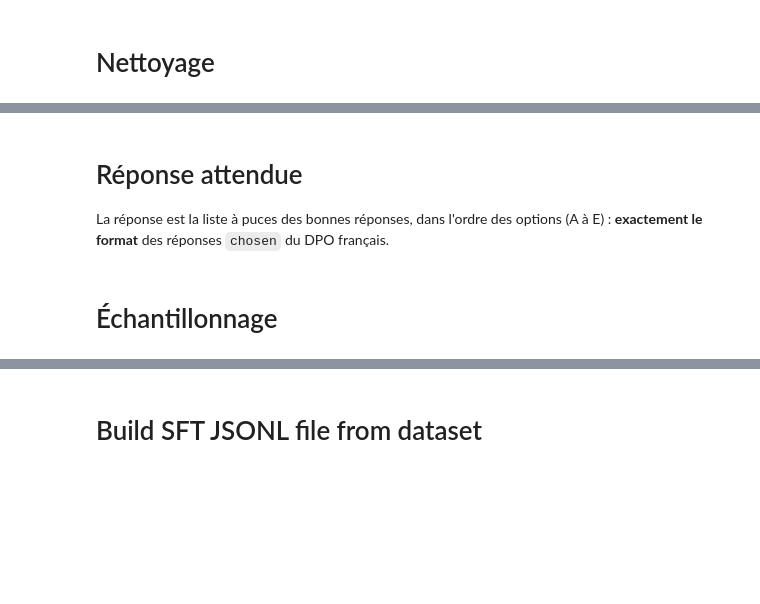
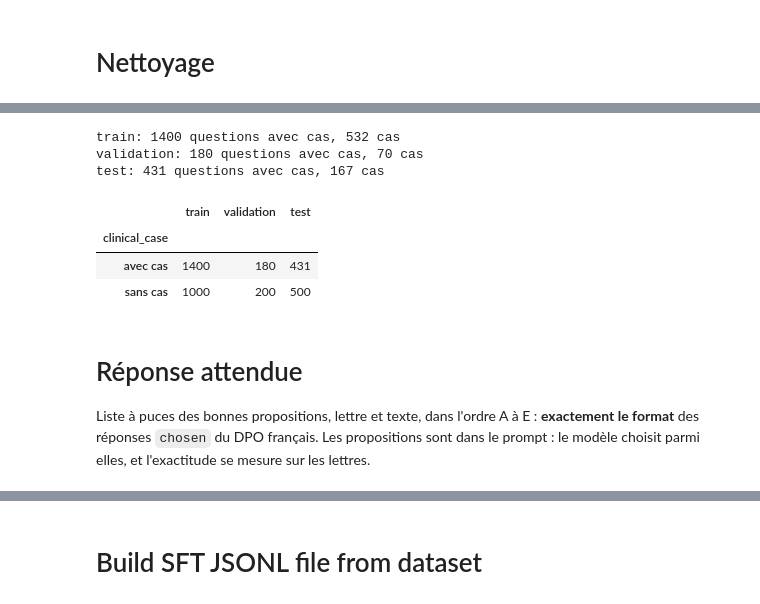
Before and after one commit to ObiYohan/AI_agent_for_medical_triage, a Jupyter notebook: notebook/data_prep_SFT_MediQAl_mcqm.ipynb, the cells around one changed output, grey strips where cells are left out. Saved outputs shown, nothing was run; the diff lists cells and outputs as text; code cells hidden in the pictures; blank space fills up the shorter version.

```diff
--- a/notebook/data_prep_SFT_MediQAl_mcqm.ipynb
+++ b/notebook/data_prep_SFT_MediQAl_mcqm.ipynb
@@ -66,14 +75,5 @@ for name, df in splits.items():
-# %%
-# Options « méta » qui renvoient aux autres options (« Aucune des propositions précédentes ») : sans la liste
-# complète, elles n'ont pas de sens. Même filtre que pour le DPO.
-META_OPTION = re.compile(
-    r"\b(?:propositions?|réponses?)\s+(?:ci-dessus|précédentes?|[A-E])\b"
-    r"|\b(?:aucune|toutes)\s+(?:les|des|de\s+ces)\s+(?:propositions|réponses)",
-    re.IGNORECASE,
-)
-
-for name, df in splits.items():
-    meta = df[OPTION_COLUMNS].apply(lambda col: col.str.contains(META_OPTION)).any(axis=1)
-    too_short = df[OPTION_COLUMNS].apply(lambda col: col.str.len() < MIN_OPTION_CHARS).any(axis=1)
-    splits[name] = df[~meta & ~too_short]
-    print(f"{name}: {meta.sum()} questions avec option méta, {too_short.sum()} avec option trop courte, {len(splits[name])} rows")
+# %%
+df = df.assign(**{col: df[col].map(clean_text, na_action="ignore") for col in ["clinical_case", "question"] + OPTION_COLUMNS})
+n_before = len(df)
+df = df.drop_duplicates(subset=["clinical_case", "question"] + OPTION_COLUMNS)
+print(f"{n_before} rows, {len(df)} après dédoublonnage")
@@ -79,0 +86,14 @@ for name, df in splits.items():
+# %%
+no_case = df[df["clinical_case"].isna()]
+no_case_splits = {name: no_case[no_case["official_split"] == name] for name in ["train", "validation", "test"]}
+
+held_out = pd.concat([no_case_splits["validation"]["question"], no_case_splits["test"]["question"]])
+no_case_splits["train"] = no_case_splits["train"][~no_case_splits["train"]["question"].isin(held_out)]
+no_case_splits["validation"] = no_case_splits["validation"][
+    ~no_case_splits["validation"]["question"].isin(no_case_splits["test"]["question"])
+]
+
+for name, size in {"train": N_TRAIN, "validation": N_VALIDATION, "test": N_TEST}.items():
+    n_before = len(no_case_splits[name])
+    no_case_splits[name] = no_case_splits[name].sample(n=min(size, n_before), random_state=SEED)
+    print(f"{name}: {n_before} questions sans cas, {len(no_case_splits[name])} gardées")
@@ -80,4 +108,24 @@ for name, df in splits.items():
+# %%
+with_case = assign_cases(df.dropna(subset=["clinical_case"]))
+with_case = with_case[with_case["usage"] == "sft"]
+case_splits = {name: with_case[with_case["split"] == name] for name in ["train", "validation", "test"]}
+for name, d in case_splits.items():
+    print(f"{name}: {len(d)} questions avec cas, {d['case_id'].nunique()} cas")
+# %% [output]
+train: 1400 questions avec cas, 532 cas
+validation: 180 questions avec cas, 70 cas
+test: 431 questions avec cas, 167 cas
+# %%
+splits = {name: pd.concat([no_case_splits[name], case_splits[name]]) for name in ["train", "validation", "test"]}
+pd.DataFrame({
+    name: d["clinical_case"].notna().map({True: "avec cas", False: "sans cas"}).value_counts() for name, d in splits.items()
+})
+# %% [output]
+|  | train | validation | test |
+| clinical_case |  |  |  |
+| avec cas | 1400 | 180 | 431 |
+| sans cas | 1000 | 200 | 500 |
 # %% [markdown]
 # Réponse attendue
 
-La réponse est la liste à puces des bonnes réponses, dans l'ordre des options (A à E) : **exactement le format** des réponses `chosen` du DPO français.
+Liste à puces des bonnes propositions, lettre et texte, dans l'ordre A à E : **exactement le format** des réponses `chosen` du DPO français. Les propositions sont dans le prompt : le modèle choisit parmi elles, et l'exactitude se mesure sur les lettres.
@@ -96,2 +131,0 @@ print(f"QUESTION : {example['question']}\n\nRÉPONSE :\n{example['answer']}")
-# %% [markdown]
-# Échantillonnage
```
Also changed, not shown: parts of 27 cells of this notebook, 5 other files.
